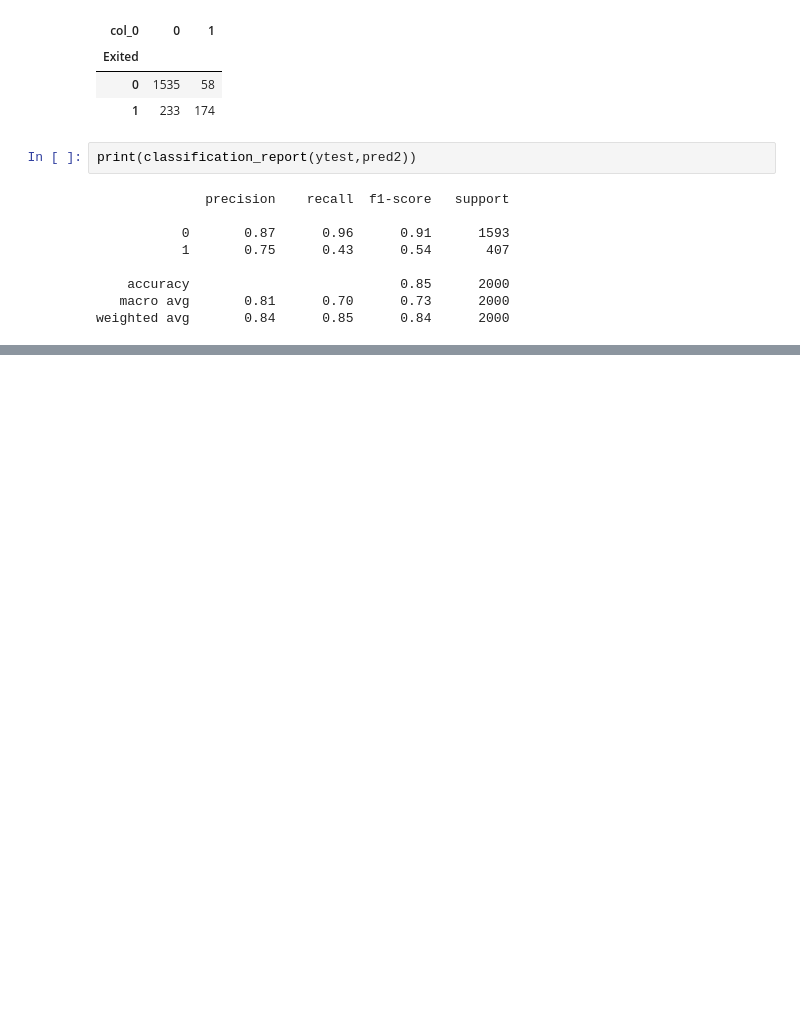
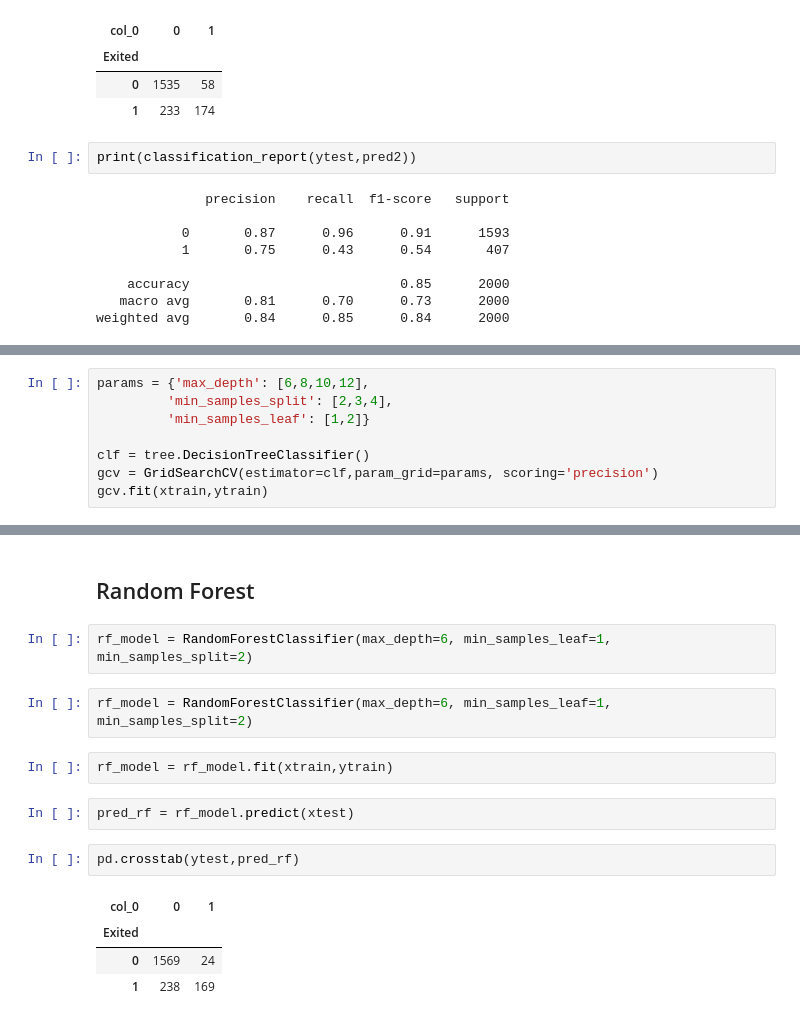
Before and after one commit to zyr-ux/LTM-LAB, a Jupyter notebook: Class/Day 14/Day14_Lab.ipynb, the cells around one changed output, grey strips where cells are left out. Drawn from its saved outputs; the diff is of its cells as text; blank space fills up the shorter version.

```diff
--- a/Class/Day 14/Day14_Lab.ipynb
+++ b/Class/Day 14/Day14_Lab.ipynb
@@ -170,0 +179,8 @@ weighted avg       0.84      0.85      0.84      2000
+# %%
+params = {'max_depth': [6,8,10,12],
+         'min_samples_split': [2,3,4],
+         'min_samples_leaf': [1,2]}
+
+clf = tree.DecisionTreeClassifier()
+gcv = GridSearchCV(estimator=clf,param_grid=params, scoring='precision')
+gcv.fit(xtrain,ytrain)
@@ -170,0 +205,17 @@ weighted avg       0.84      0.85      0.84      2000
+# %% [markdown]
+## Random Forest
+# %%
+rf_model = RandomForestClassifier(max_depth=6, min_samples_leaf=1, min_samples_split=2)
+# %%
+rf_model = RandomForestClassifier(max_depth=6, min_samples_leaf=1, min_samples_split=2)
+# %%
+rf_model = rf_model.fit(xtrain,ytrain)
+# %%
+pred_rf = rf_model.predict(xtest)
+# %%
+pd.crosstab(ytest,pred_rf)
+# %% [output]
+| col_0 | 0 | 1 |
+| Exited |  |  |
+| 0 | 1569 | 24 |
+| 1 | 238 | 169 |
```
Also changed, not shown: parts of 7 cells of this notebook, 1 other file.
